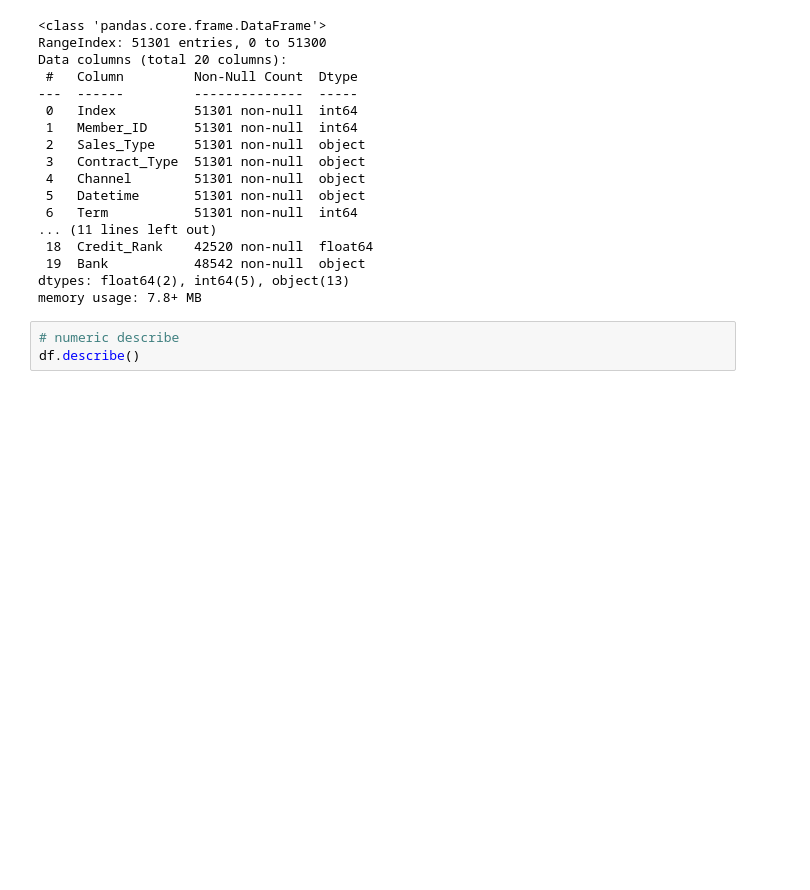
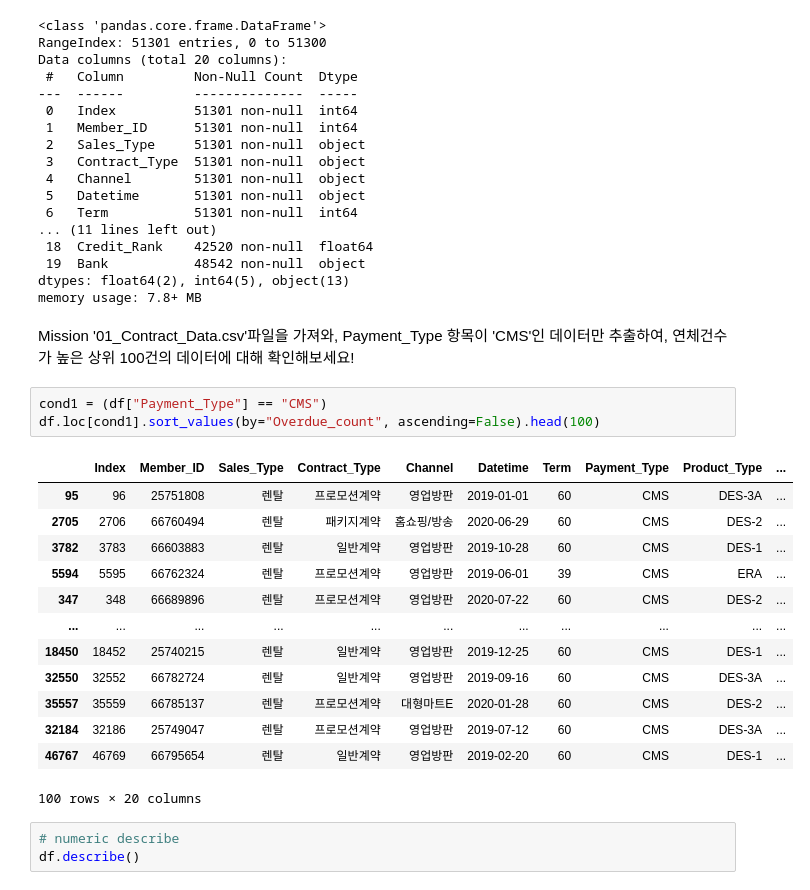
Before and after one commit to 6894556/data_station_crm, a Jupyter notebook: filtering.ipynb, the cells around one changed output. Cells and saved outputs as stored; diff of their text form; blank space fills up the shorter version.

```diff
--- a/filtering.ipynb
+++ b/filtering.ipynb
@@ -27,6 +27,26 @@ Data columns (total 20 columns):
  19  Bank           48542 non-null  object
 dtypes: float64(2), int64(5), object(13)
 memory usage: 7.8+ MB
+# %% [markdown]
+Mission
+'01_Contract_Data.csv'파일을 가져와, Payment_Type 항목이 'CMS'인 데이터만 추출하여, 연체건수가 높은 상위 100건의 데이터에 대해 확인해보세요!
+# %%
+cond1 = (df["Payment_Type"] == "CMS")
+df.loc[cond1].sort_values(by="Overdue_count", ascending=False).head(100)
+# %% [output]
+|  | Index | Member_ID | Sales_Type | Contract_Type | Channel | Datetime | Term | Payment_Type | Product_Type | ... |
+| 95 | 96 | 25751808 | 렌탈 | 프로모션계약 | 영업방판 | 2019-01-01 | 60 | CMS | DES-3A | ... |
+| 2705 | 2706 | 66760494 | 렌탈 | 패키지계약 | 홈쇼핑/방송 | 2020-06-29 | 60 | CMS | DES-2 | ... |
+| 3782 | 3783 | 66603883 | 렌탈 | 일반계약 | 영업방판 | 2019-10-28 | 60 | CMS | DES-1 | ... |
+| 5594 | 5595 | 66762324 | 렌탈 | 프로모션계약 | 영업방판 | 2019-06-01 | 39 | CMS | ERA | ... |
+| 347 | 348 | 66689896 | 렌탈 | 프로모션계약 | 영업방판 | 2020-07-22 | 60 | CMS | DES-2 | ... |
+| ... | ... | ... | ... | ... | ... | ... | ... | ... | ... | ... |
+| 18450 | 18452 | 25740215 | 렌탈 | 일반계약 | 영업방판 | 2019-12-25 | 60 | CMS | DES-1 | ... |
+| 32550 | 32552 | 66782724 | 렌탈 | 일반계약 | 영업방판 | 2019-09-16 | 60 | CMS | DES-3A | ... |
+| 35557 | 35559 | 66785137 | 렌탈 | 프로모션계약 | 대형마트E | 2020-01-28 | 60 | CMS | DES-2 | ... |
+| 32184 | 32186 | 25749047 | 렌탈 | 프로모션계약 | 영업방판 | 2019-07-12 | 60 | CMS | DES-3A | ... |
+| 46767 | 46769 | 66795654 | 렌탈 | 일반계약 | 영업방판 | 2019-02-20 | 60 | CMS | DES-1 | ... |
+100 rows × 20 columns
 # %%
 # numeric describe
 df.describe()
```
Also changed, not shown: 2 other files.
